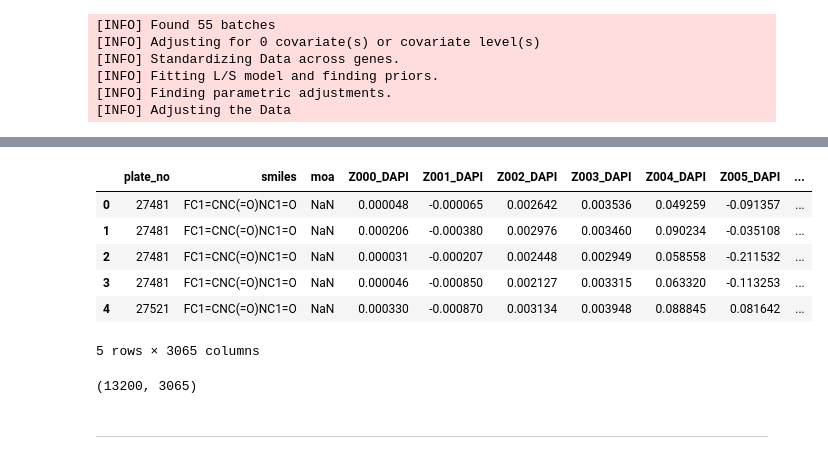
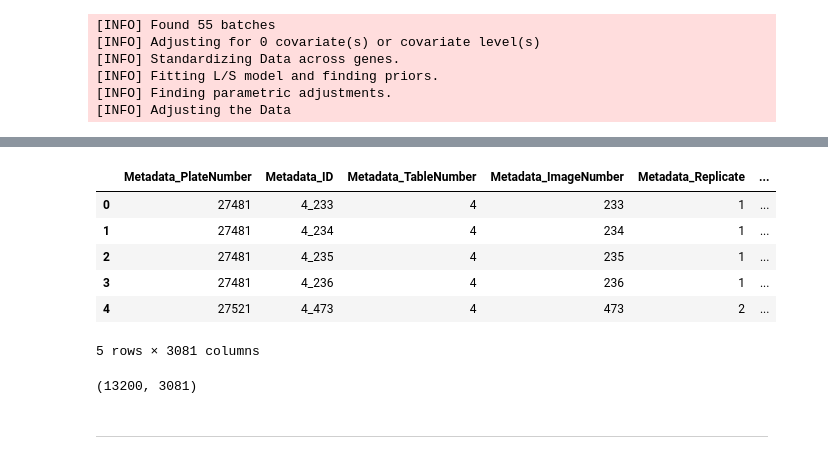
Before and after one commit to mattHG70/SIADS696_Milestone2, a Jupyter notebook: notebooks/milestone2_batchcorrect.ipynb, the cells around one changed output, grey strips where cells are left out. Drawn from its saved outputs; the diff is of its cells as text; code cells hidden in the pictures.

```diff
--- a/notebooks/milestone2_batchcorrect.ipynb
+++ b/notebooks/milestone2_batchcorrect.ipynb
@@ -14,6 +14,6 @@ from sklearn.decomposition import PCA
 # %%
 data_dir = "~/siads696/data"
 # %%
-df_embed_vec = pd.read_csv(os.path.join(data_dir, "bbbc021_image_embed_compact.csv"), dtype={"smiles": "str", "moa": "str"})
+df_embed_vec = pd.read_csv(os.path.join(data_dir, "bbbc021_image_embed_compact.csv"), dtype={"Metadata_SMILES": "str", "Metadata_MoA": "str"})
 df_embed_vec.head()
 # %% [output]
@@ -31,5 +31,5 @@ df_embed_vec.shape
 # %%
-data = df_embed_vec.iloc[:,3:]
+data = df_embed_vec.iloc[:,9:]
 batches = df_embed_vec.iloc[:,0]
 # %%
 batches
@@ -71,6 +71,8 @@ data_corrected = pycombat_norm(data.T, batches)
 [INFO] Fitting L/S model and finding priors.
 [INFO] Finding parametric adjustments.
 [INFO] Adjusting the Data
+# %%
+data_corrected = data_corrected.round(10)
 # %%
 data_corrected.T
 # %% [output]
@@ -90,16 +92,16 @@ data_corrected.T
 # %%
-df_embed_vec_corr = pd.concat([df_embed_vec.iloc[:,:3], data_corrected.T], axis=1)
+df_embed_vec_corr = pd.concat([df_embed_vec.iloc[:,:9], data_corrected.T], axis=1)
 df_embed_vec_corr.head()
 # %% [output]
-|  | plate_no | smiles | moa | Z000_DAPI | Z001_DAPI | Z002_DAPI | Z003_DAPI | Z004_DAPI | Z005_DAPI | ... |
-| 0 | 27481 | FC1=CNC(=O)NC1=O | NaN | 0.000048 | -0.000065 | 0.002642 | 0.003536 | 0.049259 | -0.091357 | ... |
-| 1 | 27481 | FC1=CNC(=O)NC1=O | NaN | 0.000206 | -0.000380 | 0.002976 | 0.003460 | 0.090234 | -0.035108 | ... |
-| 2 | 27481 | FC1=CNC(=O)NC1=O | NaN | 0.000031 | -0.000207 | 0.002448 | 0.002949 | 0.058558 | -0.211532 | ... |
-| 3 | 27481 | FC1=CNC(=O)NC1=O | NaN | 0.000046 | -0.000850 | 0.002127 | 0.003315 | 0.063320 | -0.113253 | ... |
-| 4 | 27521 | FC1=CNC(=O)NC1=O | NaN | 0.000330 | -0.000870 | 0.003134 | 0.003948 | 0.088845 | 0.081642 | ... |
+|  | Metadata_PlateNumber | Metadata_ID | Metadata_TableNumber | Metadata_ImageNumber | Metadata_Replicate | ... |
+| 0 | 27481 | 4_233 | 4 | 233 | 1 | ... |
+| 1 | 27481 | 4_234 | 4 | 234 | 1 | ... |
+| 2 | 27481 | 4_235 | 4 | 235 | 1 | ... |
+| 3 | 27481 | 4_236 | 4 | 236 | 1 | ... |
+| 4 | 27521 | 4_473 | 4 | 473 | 2 | ... |
-5 rows × 3065 columns
+5 rows × 3081 columns
 # %%
 df_embed_vec_corr.shape
 # %% [output]
-(13200, 3065)
+(13200, 3081)
 # %%
```
Also changed, not shown: parts of 6 cells of this notebook, 2 other files.
